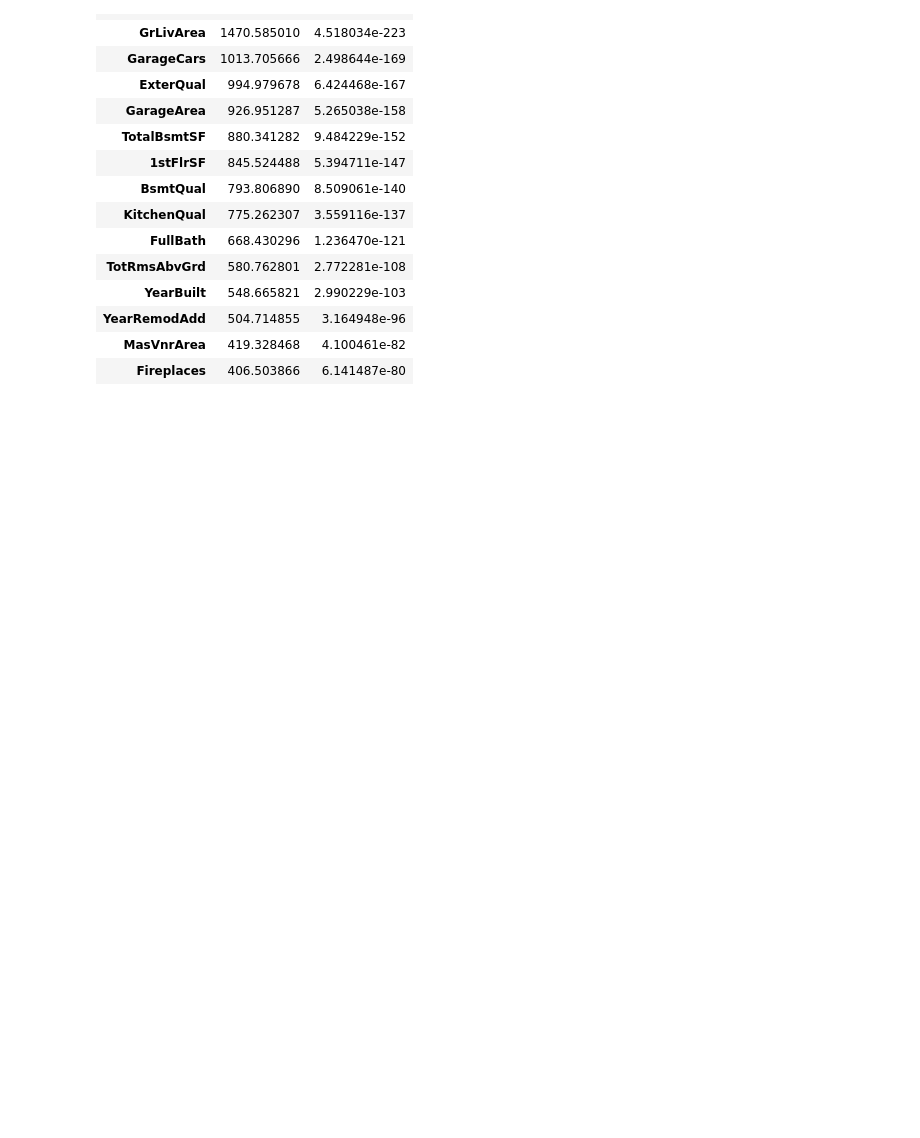
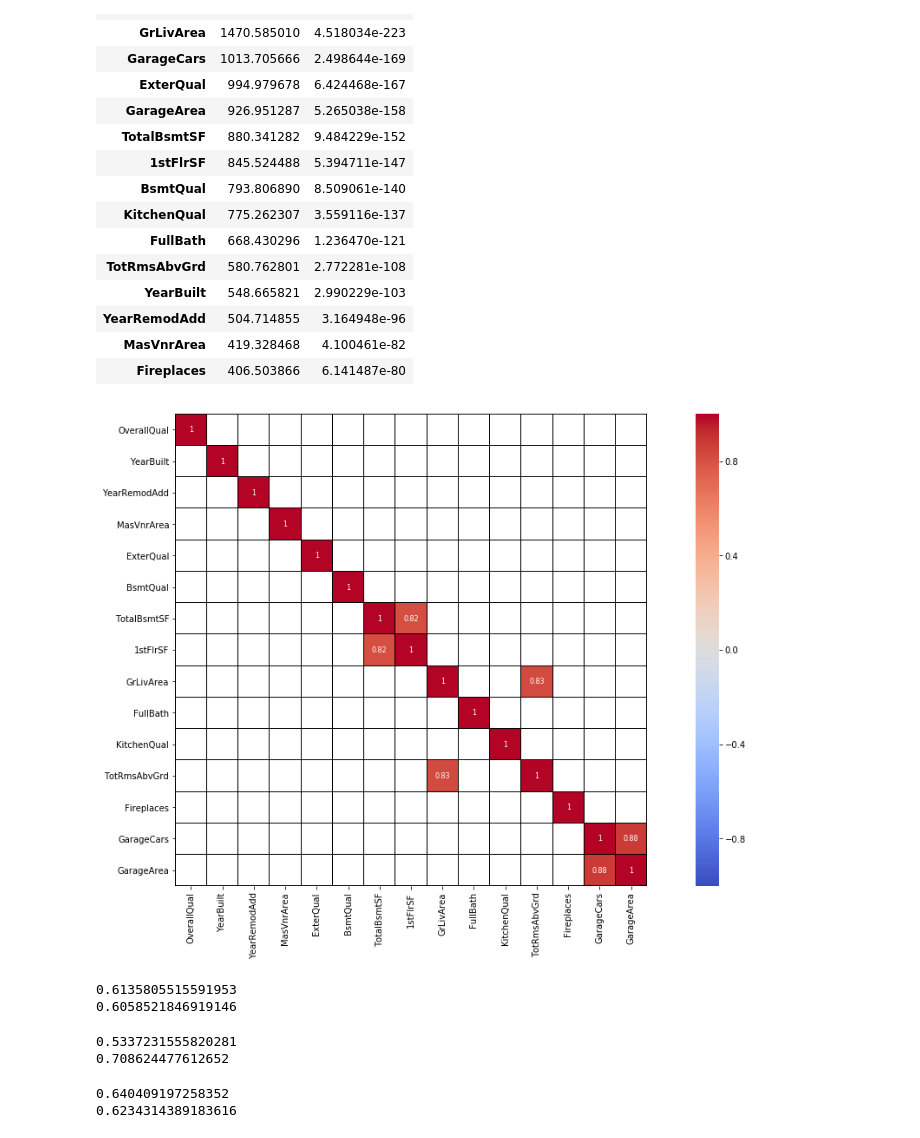
Before and after one commit to dheeraj1995/KaggleCompetitions, a Jupyter notebook: House Prices Advanced Regression Techniques/src/Solution.ipynb, the cells around one changed output. Saved outputs shown, nothing was run; the diff lists cells and outputs as text; code cells hidden in the pictures; blank space fills up the shorter version.

```diff
--- a/House Prices Advanced Regression Techniques/src/Solution.ipynb
+++ b/House Prices Advanced Regression Techniques/src/Solution.ipynb
@@ -511,3 +513,36 @@ top20.sort_values(by = 'pvalue')
 # %%
 #AS we can see above results
 #The top 20% of features are all statistically significant as their p-values are far under .05. This further confirms that these features will be good to use in predicting SalePrice.
+# %%
+#Finding Features that are highly correlated and less correlated with Sales price
+best_features = train_data[top20Percfeatures]
+corr = best_features.corr()
+# %%
+plt.figure(figsize=(20, 10))
+sns.heatmap(corr[(corr >= 0.7) | (corr <= -0.7)],
+            cmap='coolwarm', vmax=1.0, vmin=-1.0, linewidths=0.1,linecolor='Black',
+            annot=True, annot_kws={"size": 8}, square=True);
+# %% [output]
+[figure, added]
+# %%
+#Finding correlation of TotalBsmtSF and 1stFlrSF with Salesprice
+from scipy import stats
+print (stats.pearsonr(train_data['TotalBsmtSF'] ,Y)[0])
+print (stats.pearsonr(train_data['1stFlrSF'] ,Y)[0])
+# %% [output]
+0.6135805515591953
+0.6058521846919146
+# %%
+#Finding correlation of TotRmsAbvGrd and GrLivArea with Salesprice
+print (stats.pearsonr(train_data['TotRmsAbvGrd'] ,Y)[0])
+print (stats.pearsonr(train_data['GrLivArea'] ,Y)[0])
+# %% [output]
+0.5337231555820281
+0.708624477612652
+# %%
+#Finding correlation of GarageCars and GarageArea with Salesprice
+print (stats.pearsonr(train_data['GarageCars'] ,Y)[0])
+print (stats.pearsonr(train_data['GarageArea'] ,Y)[0])
+# %% [output]
+0.640409197258352
+0.6234314389183616
```
Also changed, not shown: parts of 5 cells of this notebook.
